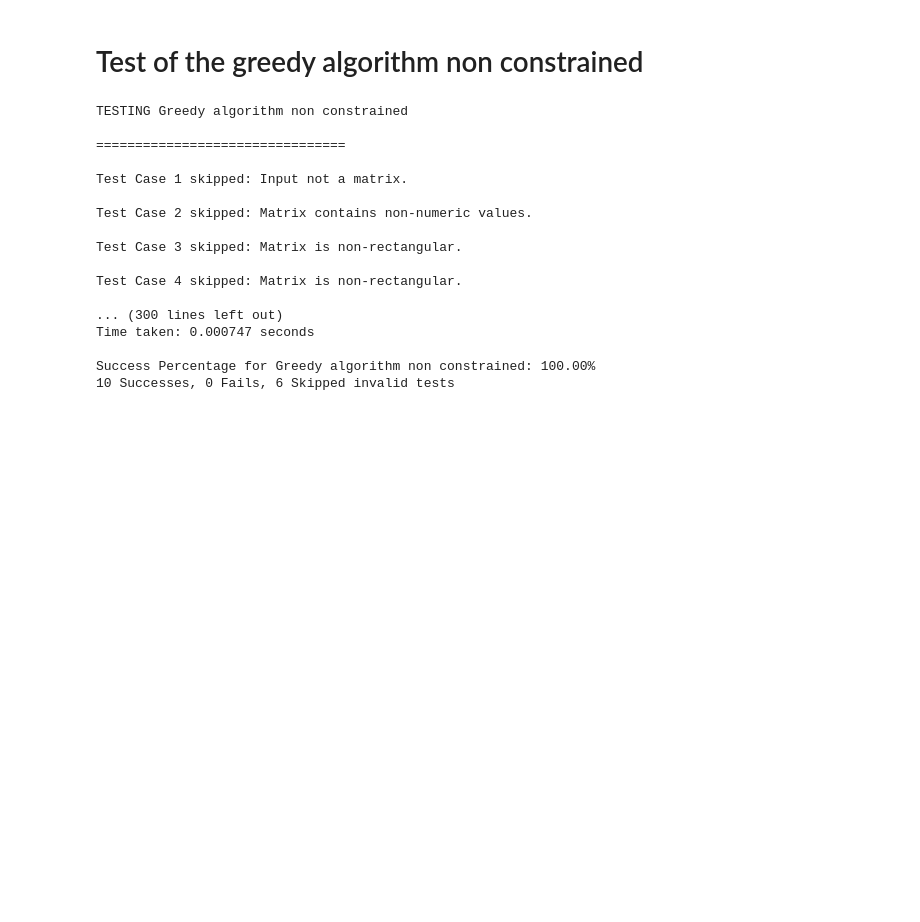
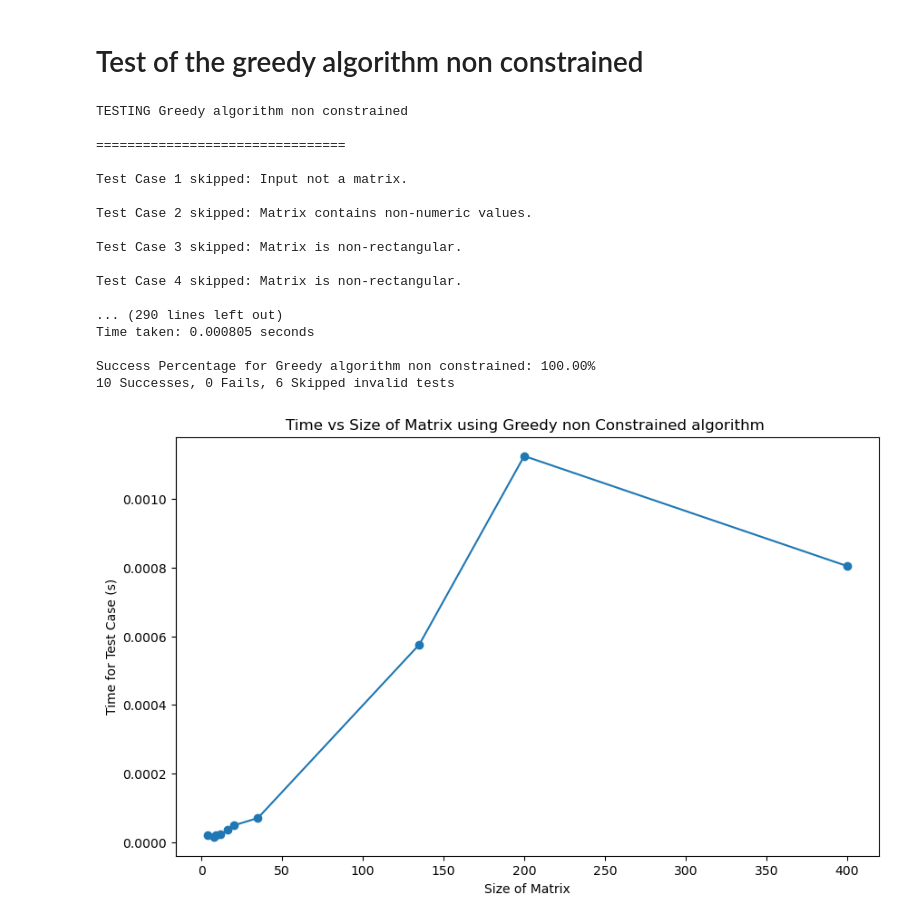
Before and after one commit to Amrithya/Advanced-Algorithm-Project-2023-2024, a Jupyter notebook: main_amgad.ipynb, the cells around one changed output. Cells and saved outputs as stored; diff of their text form; code cells hidden in the pictures; blank space fills up the shorter version.

```diff
--- a/main_amgad.ipynb
+++ b/main_amgad.ipynb
@@ -35,25 +40,29 @@ Success Percentage for Brute Force non Constrained algorithm: 100.00%
 # %% [markdown]
 # Test of the greedy algorithm non constrained
 # %%
+algorithm_name = "Greedy non Constrained algorithm"
+
 size_time, success, fail = test_algorithm_instance.run_algorithm_tests(greedy_algorithm_non_constrained, "Greedy algorithm non constrained")
+plot_time_vs_size(size_time,algorithm_name)
 # %% [output]
 TESTING Greedy algorithm non constrained
 
 ================================
 
 Test Case 1 skipped: Input not a matrix.
 
 Test Case 2 skipped: Matrix contains non-numeric values.
 
 Test Case 3 skipped: Matrix is non-rectangular.
 
 Test Case 4 skipped: Matrix is non-rectangular.
 
-... (300 lines left out)
-Time taken: 0.000747 seconds
+... (290 lines left out)
+Time taken: 0.000805 seconds
 
 Success Percentage for Greedy algorithm non constrained: 100.00%
 10 Successes, 0 Fails, 6 Skipped invalid tests
+[figure, added]
 # %%
 
 
```
Also changed, not shown: parts of 3 cells of this notebook, 5 other files.
